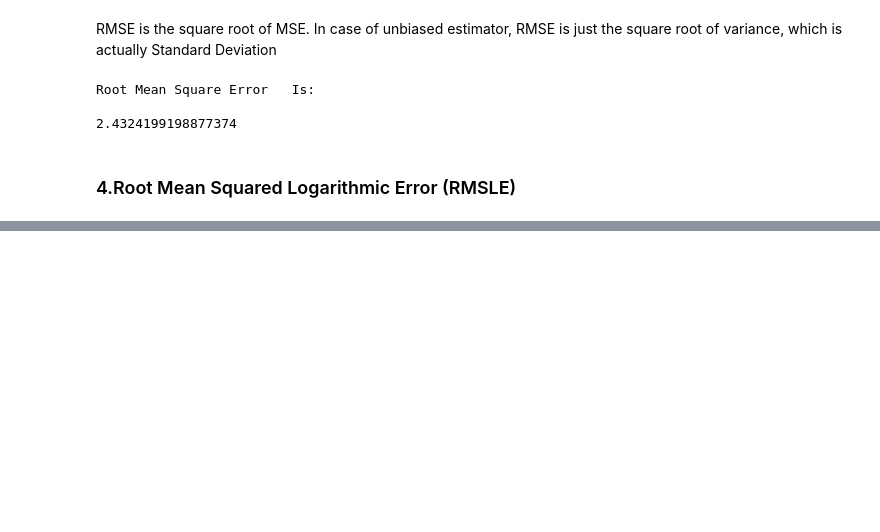
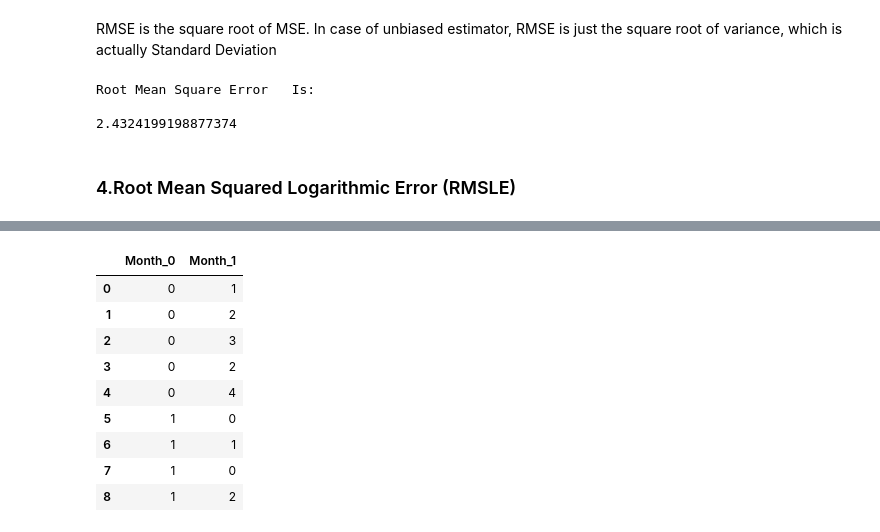
Before and after one commit to ijazkhan101/Machine-Learning-with-Python-20Days, a Jupyter notebook: CompleteNoteBookoFML.ipynb, the cells around one changed output, grey strips where cells are left out. Cells and saved outputs as stored; diff of their text form; code cells hidden in the pictures; blank space fills up the shorter version.

```diff
--- a/CompleteNoteBookoFML.ipynb
+++ b/CompleteNoteBookoFML.ipynb
@@ -341,0 +605,5 @@ Ijaz
+# %%
+data=pd.DataFrame({'Month':['January','April','March','April',
+'Februay','June','July','June','September']})
+
+data
@@ -341,0 +621,19 @@ Ijaz
+# %%
+#Create an object for Base N Encoding
+encoder= ce.BaseNEncoder(cols=['Month'],return_df=True,base=5)
+
+#Fit and Transform Data
+data_encoded=encoder.fit_transform(data)
+
+data_encoded
+# %% [output]
+|  | Month_0 | Month_1 |
+| 0 | 0 | 1 |
+| 1 | 0 | 2 |
+| 2 | 0 | 3 |
+| 3 | 0 | 2 |
+| 4 | 0 | 4 |
+| 5 | 1 | 0 |
+| 6 | 1 | 1 |
+| 7 | 1 | 0 |
+| 8 | 1 | 2 |
```
Also changed, not shown: parts of 77 cells of this notebook.
